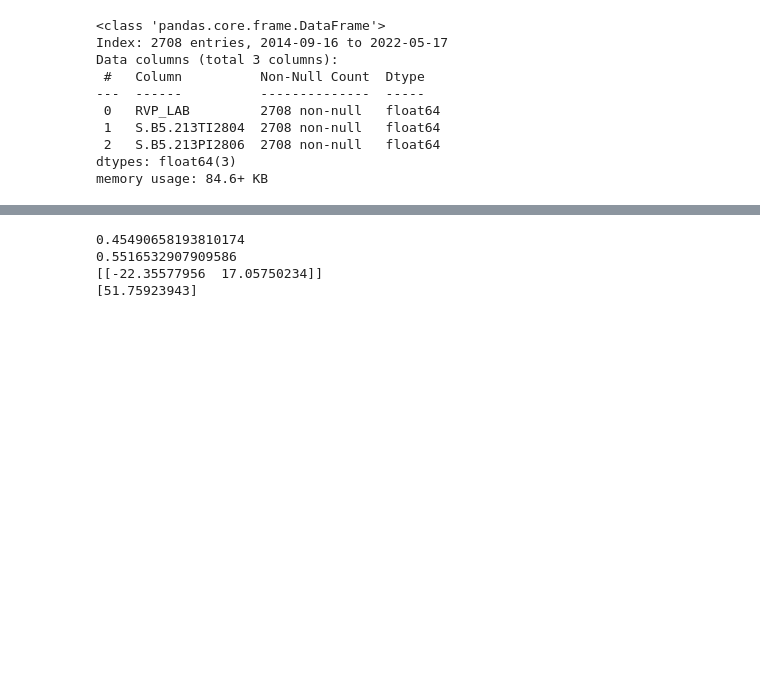
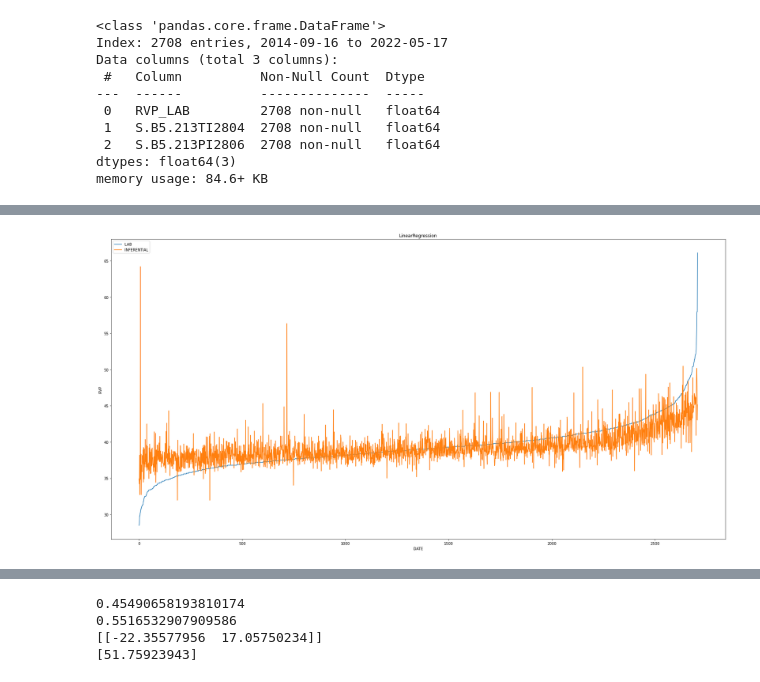
Before and after one commit to hoonzi-s/APC, a Jupyter notebook: #1 ALK - 213BTMRVP Inferential.ipynb, the cells around one changed output, grey strips where cells are left out. Cells and saved outputs as stored; diff of their text form; code cells hidden in the pictures; blank space fills up the shorter version.

```diff
--- a/#1 ALK - 213BTMRVP Inferential.ipynb
+++ b/#1 ALK - 213BTMRVP Inferential.ipynb
@@ -147,3 +148,19 @@ print(lr.intercept_)
+# %%
+a1 = lr.coef_[0][0]
+a2 = lr.coef_[0][1]
+b = lr.intercept_
+result = a1 * input['TI2804'] + a2 * input['PI2806'] + b
+
+plt.figure(figsize = (30, 15))
+plt.plot(np.arange(length), data['RVP_LAB'], label = 'LAB')
+plt.plot(np.arange(length), result, label = 'INFERENTIAL')
+plt.title('LinearRegression')
+plt.xlabel('DATE')
+plt.ylabel('RVP')
+plt.legend()
+plt.show()
+# %% [output]
+[figure, added]
 # %%
 ss = StandardScaler()
 ss.fit(train_input)
```
Also changed, not shown: parts of 9 cells of this notebook.
